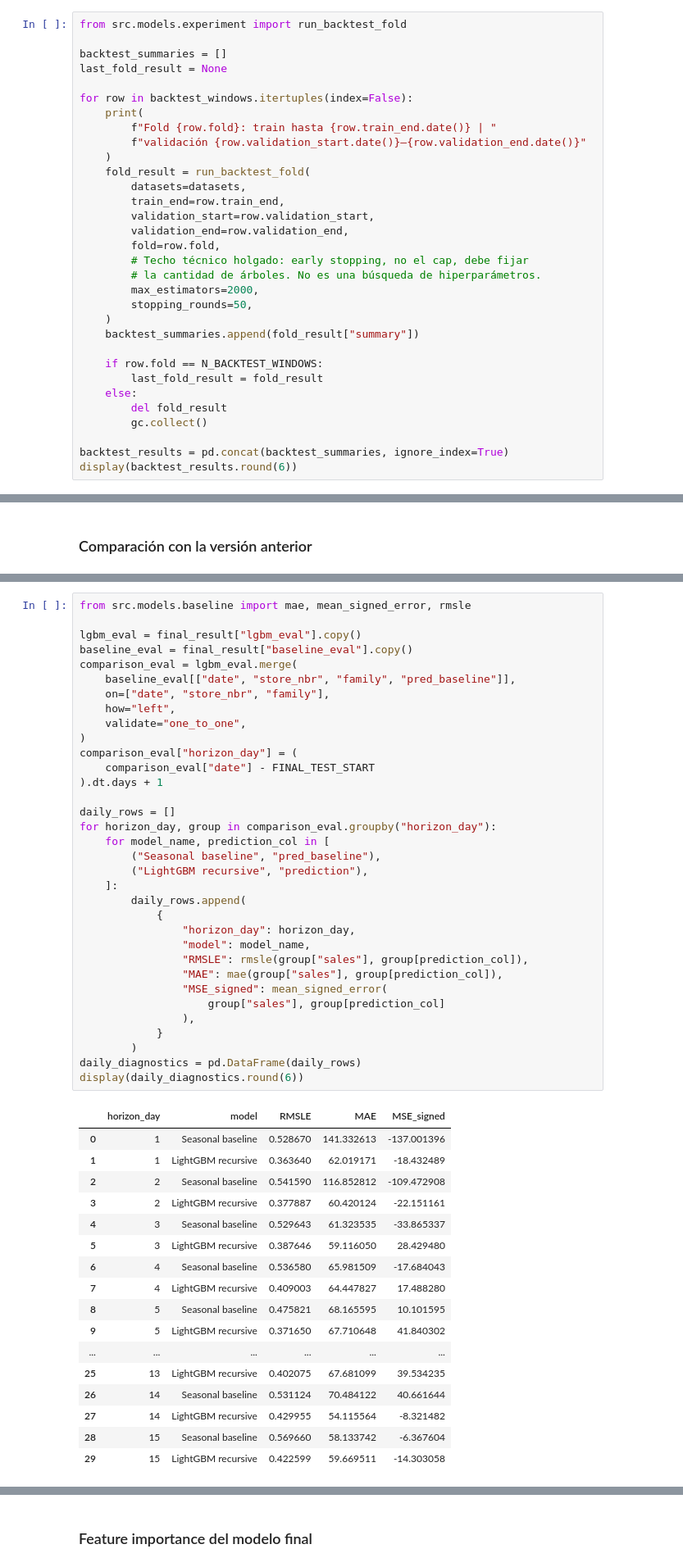
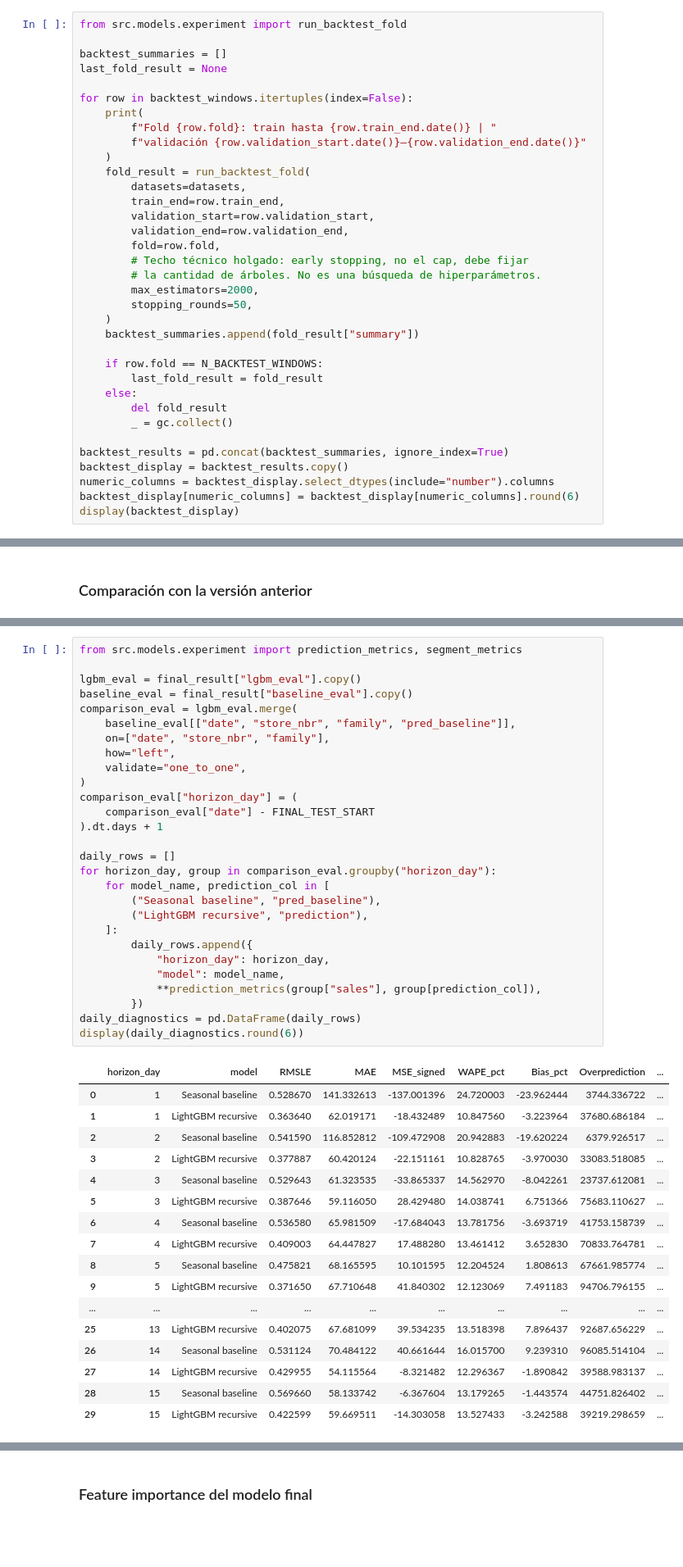
Before and after one commit to moiseslobayza/bekantor-demand-intelligence, a Jupyter notebook: notebooks/05_modeling.ipynb, the cells around one changed output, grey strips where cells are left out. Shown at 82% size. Drawn from its saved outputs; the diff is of its cells as text; blank space fills up the shorter version.

```diff
--- a/notebooks/05_modeling.ipynb
+++ b/notebooks/05_modeling.ipynb
@@ -227,10 +241,13 @@ for row in backtest_windows.itertuples(index=False):
         last_fold_result = fold_result
     else:
         del fold_result
-        gc.collect()
+        _ = gc.collect()
 
 backtest_results = pd.concat(backtest_summaries, ignore_index=True)
-display(backtest_results.round(6))
+backtest_display = backtest_results.copy()
+numeric_columns = backtest_display.select_dtypes(include="number").columns
+backtest_display[numeric_columns] = backtest_display[numeric_columns].round(6)
+display(backtest_display)
 # %% [output]
 Fold 1: train hasta 2017-06-16 | validación 2017-06-17–2017-07-01
 Fold 2: train hasta 2017-07-01 | validación 2017-07-02–2017-07-16
@@ -419,55 +438,49 @@ display(final_comparison.round(6))
 # %%
-from src.models.baseline import mae, mean_signed_error, rmsle
+from src.models.experiment import prediction_metrics, segment_metrics
 
 lgbm_eval = final_result["lgbm_eval"].copy()
 baseline_eval = final_result["baseline_eval"].copy()
 comparison_eval = lgbm_eval.merge(
     baseline_eval[["date", "store_nbr", "family", "pred_baseline"]],
     on=["date", "store_nbr", "family"],
     how="left",
     validate="one_to_one",
 )
 comparison_eval["horizon_day"] = (
     comparison_eval["date"] - FINAL_TEST_START
 ).dt.days + 1
 
 daily_rows = []
 for horizon_day, group in comparison_eval.groupby("horizon_day"):
     for model_name, prediction_col in [
         ("Seasonal baseline", "pred_baseline"),
         ("LightGBM recursive", "prediction"),
     ]:
-        daily_rows.append(
-            {
-                "horizon_day": horizon_day,
-                "model": model_name,
-                "RMSLE": rmsle(group["sales"], group[prediction_col]),
-                "MAE": mae(group["sales"], group[prediction_col]),
-                "MSE_signed": mean_signed_error(
-                    group["sales"], group[prediction_col]
-                ),
-            }
-        )
+        daily_rows.append({
+            "horizon_day": horizon_day,
+            "model": model_name,
+            **prediction_metrics(group["sales"], group[prediction_col]),
+        })
 daily_diagnostics = pd.DataFrame(daily_rows)
 display(daily_diagnostics.round(6))
 # %% [output]
-|  | horizon_day | model | RMSLE | MAE | MSE_signed |
-| 0 | 1 | Seasonal baseline | 0.528670 | 141.332613 | -137.001396 |
-| 1 | 1 | LightGBM recursive | 0.363640 | 62.019171 | -18.432489 |
-| 2 | 2 | Seasonal baseline | 0.541590 | 116.852812 | -109.472908 |
-| 3 | 2 | LightGBM recursive | 0.377887 | 60.420124 | -22.151161 |
-| 4 | 3 | Seasonal baseline | 0.529643 | 61.323535 | -33.865337 |
-| 5 | 3 | LightGBM recursive | 0.387646 | 59.116050 | 28.429480 |
-| 6 | 4 | Seasonal baseline | 0.536580 | 65.981509 | -17.684043 |
-| 7 | 4 | LightGBM recursive | 0.409003 | 64.447827 | 17.488280 |
-| 8 | 5 | Seasonal baseline | 0.475821 | 68.165595 | 10.101595 |
-| 9 | 5 | LightGBM recursive | 0.371650 | 67.710648 | 41.840302 |
-| ... | ... | ... | ... | ... | ... |
-| 25 | 13 | LightGBM recursive | 0.402075 | 67.681099 | 39.534235 |
-| 26 | 14 | Seasonal baseline | 0.531124 | 70.484122 | 40.661644 |
-| 27 | 14 | LightGBM recursive | 0.429955 | 54.115564 | -8.321482 |
-| 28 | 15 | Seasonal baseline | 0.569660 | 58.133742 | -6.367604 |
-| 29 | 15 | LightGBM recursive | 0.422599 | 59.669511 | -14.303058 |
+|  | horizon_day | model | RMSLE | MAE | MSE_signed | WAPE_pct | Bias_pct | Overprediction | ... |
+| 0 | 1 | Seasonal baseline | 0.528670 | 141.332613 | -137.001396 | 24.720003 | -23.962444 | 3744.336722 | ... |
+| 1 | 1 | LightGBM recursive | 0.363640 | 62.019171 | -18.432489 | 10.847560 | -3.223964 | 37680.686184 | ... |
+| 2 | 2 | Seasonal baseline | 0.541590 | 116.852812 | -109.472908 | 20.942883 | -19.620224 | 6379.926517 | ... |
+| 3 | 2 | LightGBM recursive | 0.377887 | 60.420124 | -22.151161 | 10.828765 | -3.970030 | 33083.518085 | ... |
+| 4 | 3 | Seasonal baseline | 0.529643 | 61.323535 | -33.865337 | 14.562970 | -8.042261 | 23737.612081 | ... |
+| 5 | 3 | LightGBM recursive | 0.387646 | 59.116050 | 28.429480 | 14.038741 | 6.751366 | 75683.110627 | ... |
+| 6 | 4 | Seasonal baseline | 0.536580 | 65.981509 | -17.684043 | 13.781756 | -3.693719 | 41753.158739 | ... |
+| 7 | 4 | LightGBM recursive | 0.409003 | 64.447827 | 17.488280 | 13.461412 | 3.652830 | 70833.764781 | ... |
+| 8 | 5 | Seasonal baseline | 0.475821 | 68.165595 | 10.101595 | 12.204524 | 1.808613 | 67661.985774 | ... |
+| 9 | 5 | LightGBM recursive | 0.371650 | 67.710648 | 41.840302 | 12.123069 | 7.491183 | 94706.796155 | ... |
+| ... | ... | ... | ... | ... | ... | ... | ... | ... | ... |
+| 25 | 13 | LightGBM recursive | 0.402075 | 67.681099 | 39.534235 | 13.518398 | 7.896437 | 92687.656229 | ... |
+| 26 | 14 | Seasonal baseline | 0.531124 | 70.484122 | 40.661644 | 16.015700 | 9.239310 | 96085.514104 | ... |
+| 27 | 14 | LightGBM recursive | 0.429955 | 54.115564 | -8.321482 | 12.296367 | -1.890842 | 39588.983137 | ... |
+| 28 | 15 | Seasonal baseline | 0.569660 | 58.133742 | -6.367604 | 13.179265 | -1.443574 | 44751.826402 | ... |
+| 29 | 15 | LightGBM recursive | 0.422599 | 59.669511 | -14.303058 | 13.527433 | -3.242588 | 39219.298659 | ... |
 # %%
 fig, axes = plt.subplots(1, 3, figsize=(15, 4))
 for model_name, group in daily_diagnostics.groupby("model"):
```
Also changed, not shown: parts of 22 cells of this notebook, 9 other files.
